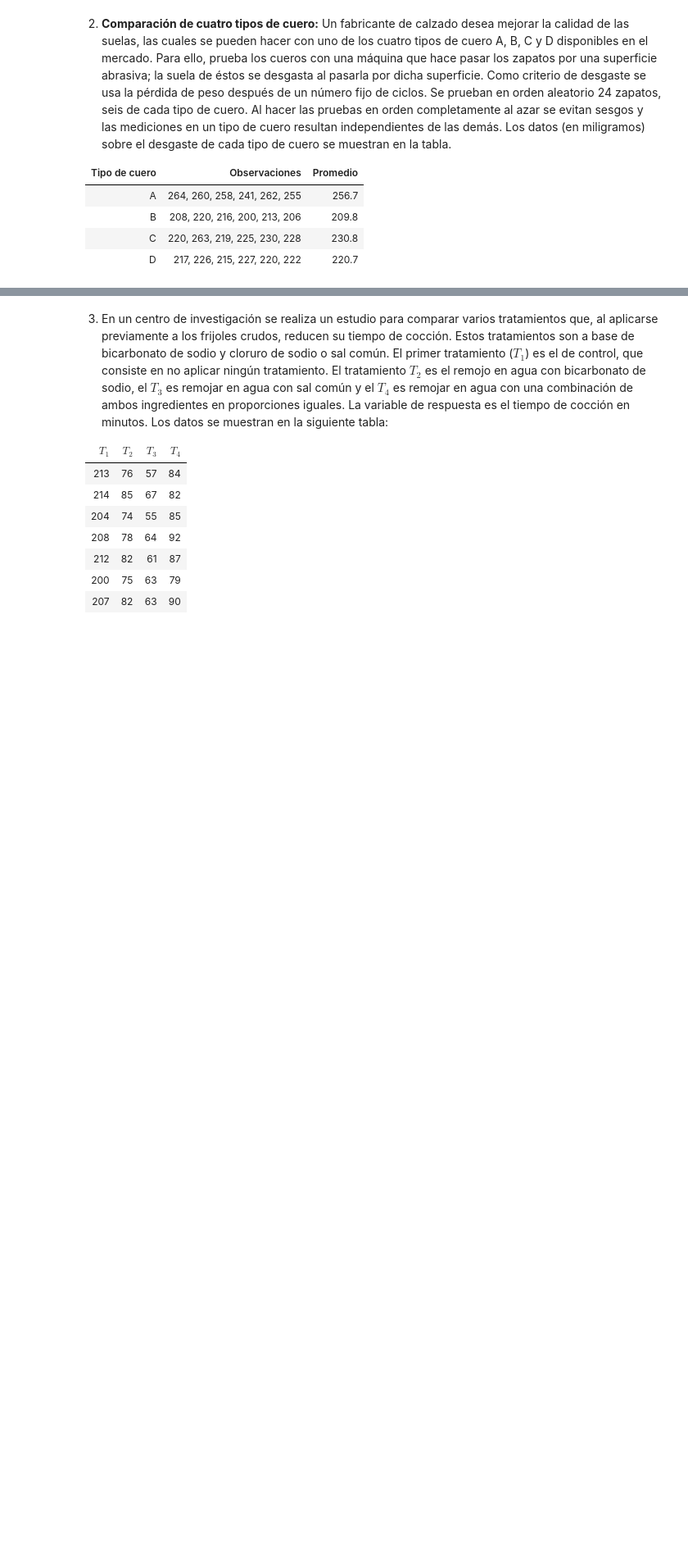
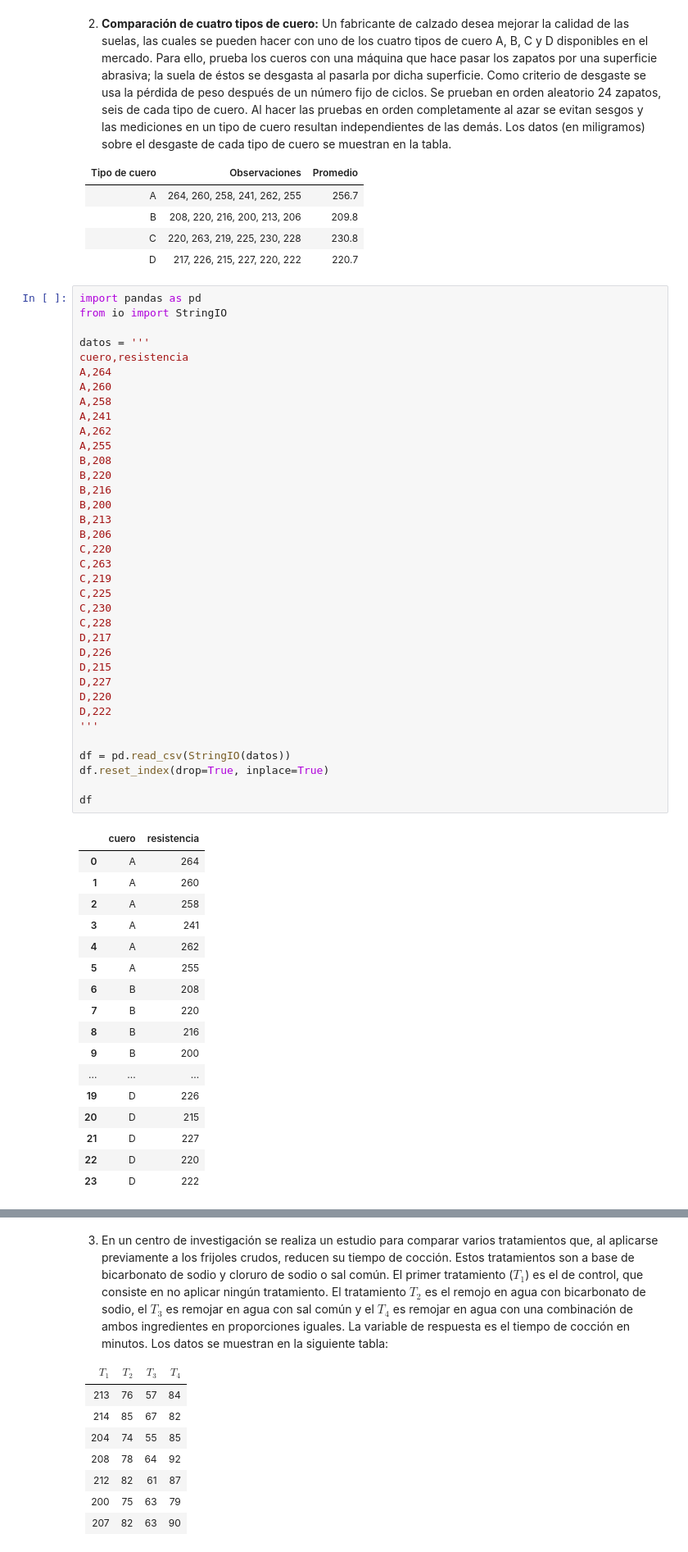
Before and after one commit to CesarRodriguez19/EstadisticaVerano, a Jupyter notebook: Problemas_Un_Factor.ipynb, the cells around one changed output, grey strips where cells are left out. Shown at 82% size. Cells and saved outputs as stored; diff of their text form; blank space fills up the shorter version.

```diff
--- a/Problemas_Un_Factor.ipynb
+++ b/Problemas_Un_Factor.ipynb
@@ -72,3 +130,57 @@ df
 | B             | 208, 220, 216, 200, 213, 206 | 209.8    |
 | C             | 220, 263, 219, 225, 230, 228 | 230.8    |
 | D             | 217, 226, 215, 227, 220, 222 | 220.7    |
+# %%
+import pandas as pd
+from io import StringIO
+
+datos = '''
+cuero,resistencia
+A,264
+A,260
+A,258
+A,241
+A,262
+A,255
+B,208
+B,220
+B,216
+B,200
+B,213
+B,206
+C,220
+C,263
+C,219
+C,225
+C,230
+C,228
+D,217
+D,226
+D,215
+D,227
+D,220
+D,222
+'''
+
+df = pd.read_csv(StringIO(datos))
+df.reset_index(drop=True, inplace=True)
+
+df
+# %% [output]
+|  | cuero | resistencia |
+| 0 | A | 264 |
+| 1 | A | 260 |
+| 2 | A | 258 |
+| 3 | A | 241 |
+| 4 | A | 262 |
+| 5 | A | 255 |
+| 6 | B | 208 |
+| 7 | B | 220 |
+| 8 | B | 216 |
+| 9 | B | 200 |
+| ... | ... | ... |
+| 19 | D | 226 |
+| 20 | D | 215 |
+| 21 | D | 227 |
+| 22 | D | 220 |
+| 23 | D | 222 |
```
Also changed, not shown: parts of 6 cells of this notebook.
